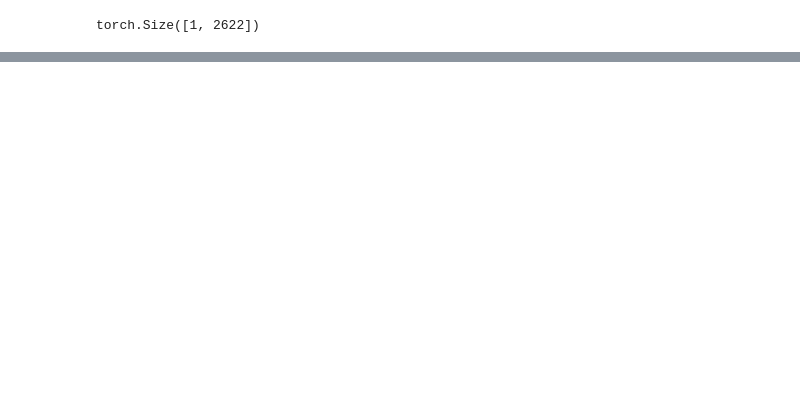
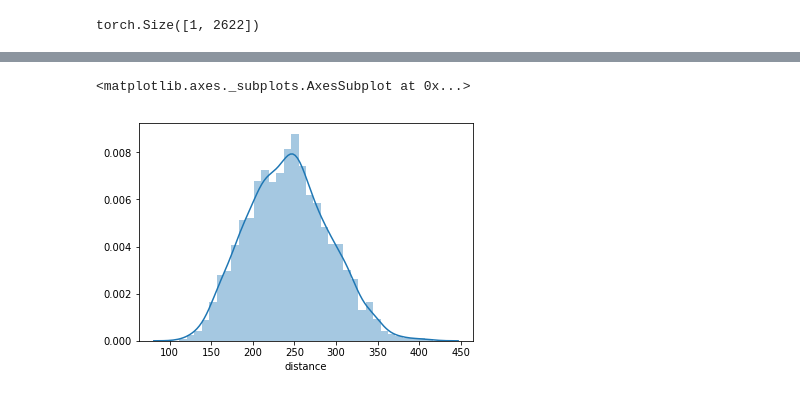
Before and after one commit to glasslion/kaggle-recognizing-faces-in-the-wild, a Jupyter notebook: pytorch-vgg-face.ipynb, the cells around one changed output, grey strips where cells are left out. Drawn from its saved outputs; the diff is of its cells as text; code cells hidden in the pictures; blank space fills up the shorter version.

```diff
--- a/pytorch-vgg-face.ipynb
+++ b/pytorch-vgg-face.ipynb
@@ -244,0 +244,20 @@ RuntimeError: ignored
+# %%
+def get_vggface_feats(img):
+    idx = train_imgs.index(img)
+    return train_feats[idx]
+test_feats = get_vggface_feats('train/F1000/MID7/P10580_face1.jpg')
+assert test_feats.shape == (2622,)
+# %%
+def cosine_similarity(a,b):
+    dot = np.dot
+    norm = np.linalg.norm
+    return dot(a,b) /(norm(a)*norm(b))
+
+def distance(x, y):
+    return np.linalg.norm(x - y)
+# %%
+def diff_img(img1, img2):
+    feats1 = get_vggface_feats(img1)
+    feats2 = get_vggface_feats(img2)
+    return cosine_similarity(feats1, feats2), distance(feats1, feats2)
+diff_img('train/F1000/MID7/P10580_face1.jpg', 'train/F1000/MID7/P10580_face1.jpg')
@@ -244,0 +266,12 @@ RuntimeError: ignored
+# %%
+df['cosine_similarity'] = np.nan
+df['distance'] = np.nan
+
+for idx, row in df.iterrows():
+    img1 = pick_img(row['p1'])
+    img2 = pick_img(row['p2'])
+    if img1 is None or img2 is None:
+        continue
+    cos, dis = diff_img(img1, img2)
+    df.loc[idx, 'cosine_similarity'] = cos
+    df.loc[idx, 'distance'] = dis
@@ -244,0 +290,5 @@ RuntimeError: ignored
+# %%
+sns.distplot(df['distance'].dropna())
+# %% [output]
+<matplotlib.axes._subplots.AxesSubplot at 0x...>
+[figure, added]
```
Also changed, not shown: parts of 28 cells of this notebook.
